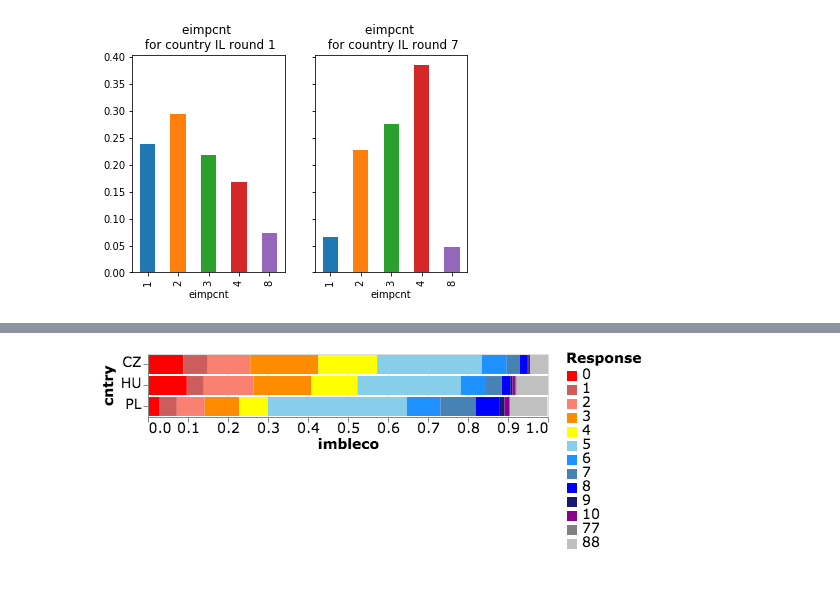
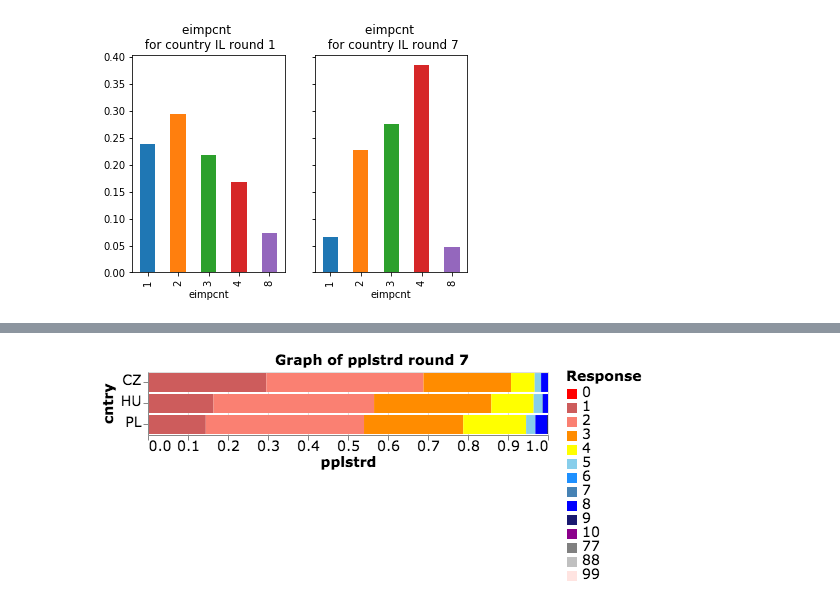
Before and after one commit to agoldhammer/ess, a Jupyter notebook: ESS Immigration.ipynb, the cells around one changed output, grey strips where cells are left out. Drawn from its saved outputs; the diff is of its cells as text; code cells hidden in the pictures.

```diff
--- a/ESS Immigration.ipynb
+++ b/ESS Immigration.ipynb
@@ -113,4 +71,4 @@ alt.Chart(dfco).mark_bar().encode(
-# %%
-utils.plot_stacked_bars(dfco)
-# %% [output]
-[figure, removed]
+# %%
+utils.plot_group(imm, VISEGRAD, 7, 'pplstrd')
+# %% [output]
+[figure, added]
```
Also changed, not shown: parts of 13 cells of this notebook, 1 other file.
